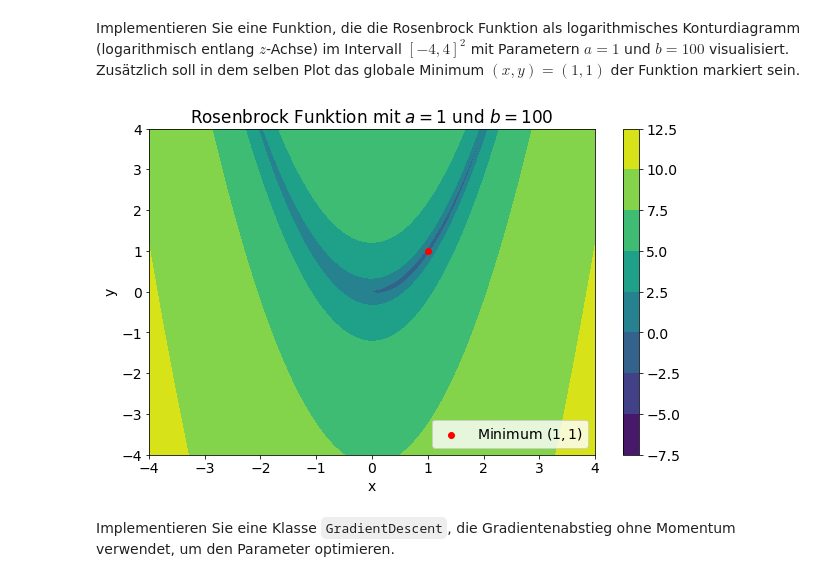
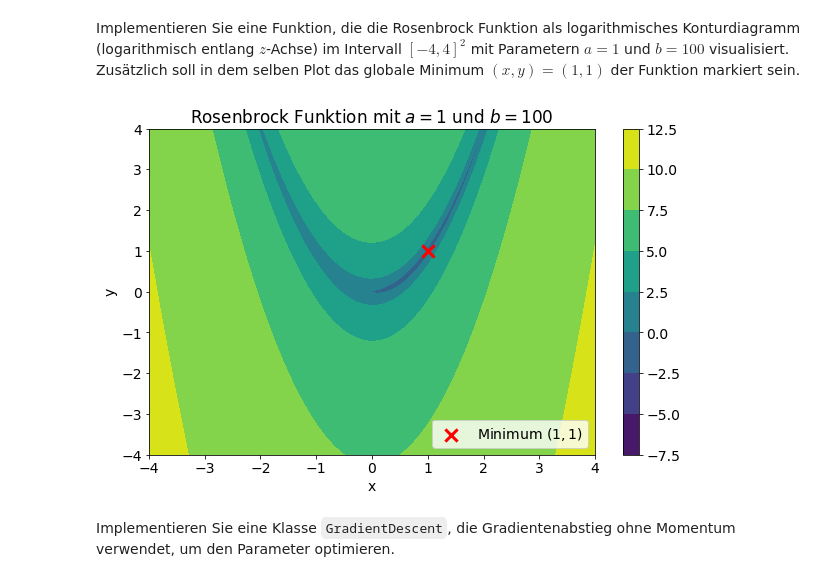
Before and after one commit to MaximilianMundt/DLCV, a Jupyter notebook: Übungsblatt 02/blatt02.ipynb, the cells around one changed output. Drawn from its saved outputs; the diff is of its cells as text; code cells hidden in the pictures.

```diff
--- a/Übungsblatt 02/blatt02.ipynb
+++ b/Übungsblatt 02/blatt02.ipynb
@@ -34,36 +38,40 @@ Konturdiagramm (logarithmisch entlang $z$-Achse) im Intervall $[−4, 4]^2$ mit
 $a = 1$ und $b = 100$ visualisiert. Zusätzlich soll in dem selben Plot das globale Minimum
 $(x, y) = (1, 1)$ der Funktion markiert sein.
 # %%
-def rosenbrock_contour(history=None):
+def rosenbrock_contour(optimizer=None, history=None):
     a = 1
     b = 100
 
     x = y = np.linspace(-4, 4, 1000)
     X, Y = np.meshgrid(x, y)
 
     Z = np.log(rosenbrock(X, Y, a, b)[0])
 
     fig, ax = plt.subplots(1, 1, figsize=(10, 6))
 
     cs = ax.contourf(X, Y, Z, zorder=0)
     fig.colorbar(cs)
 
     if not history is None:
-        ax.scatter(history[:, 0], history[:, 1], color="blue", alpha=0.4, label="Steps")
+        label = "Steps"
+        if optimizer:
+            label = str(optimizer.__class__.__name__)
+        ax.scatter(history[:, 0], history[:, 1], color="blue", alpha=0.4, label=label)
 
-    ax.scatter(1, 1, color="red", label="Minimum $(1,1)$")
+    ax.scatter(1, 1, 150,color="red", label="Minimum $(1,1)$", marker="x", linewidths=3)
 
     ax.legend(loc="lower right")
     ax.set_title("Rosenbrock Funktion mit $a=1$ und $b=100$")
     ax.set_xlabel("x")
     ax.set_ylabel("y")
 
-    #plt.savefig("figure.png", dpi=300, facecolor="white")
+    # plt.savefig("figure.png", dpi=300, facecolor="white")
+    plt.show()
 
 
 rosenbrock_contour()
 # %% [output]
-[figure, old version]
+[figure, new version]
 # %% [markdown]
 Implementieren Sie eine Klasse `GradientDescent`, die Gradientenabstieg ohne Momentum verwendet, um den Parameter optimieren.
 # %%
```
Also changed, not shown: parts of 27 cells of this notebook.
